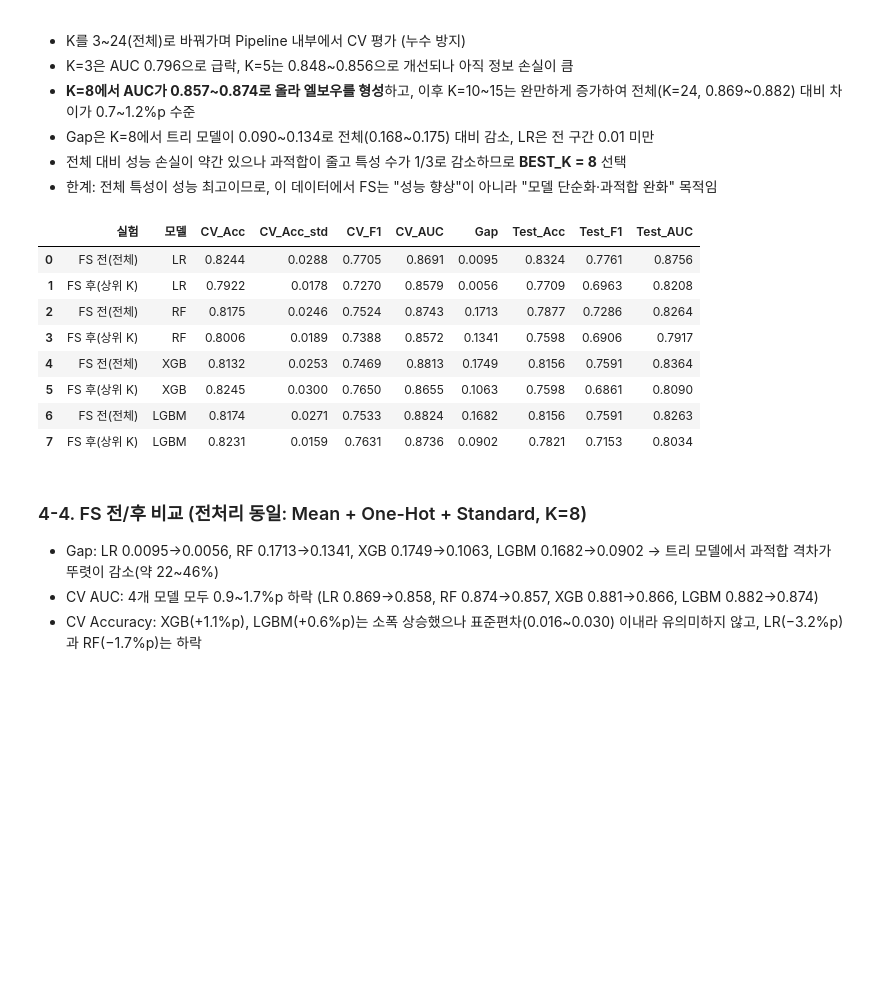
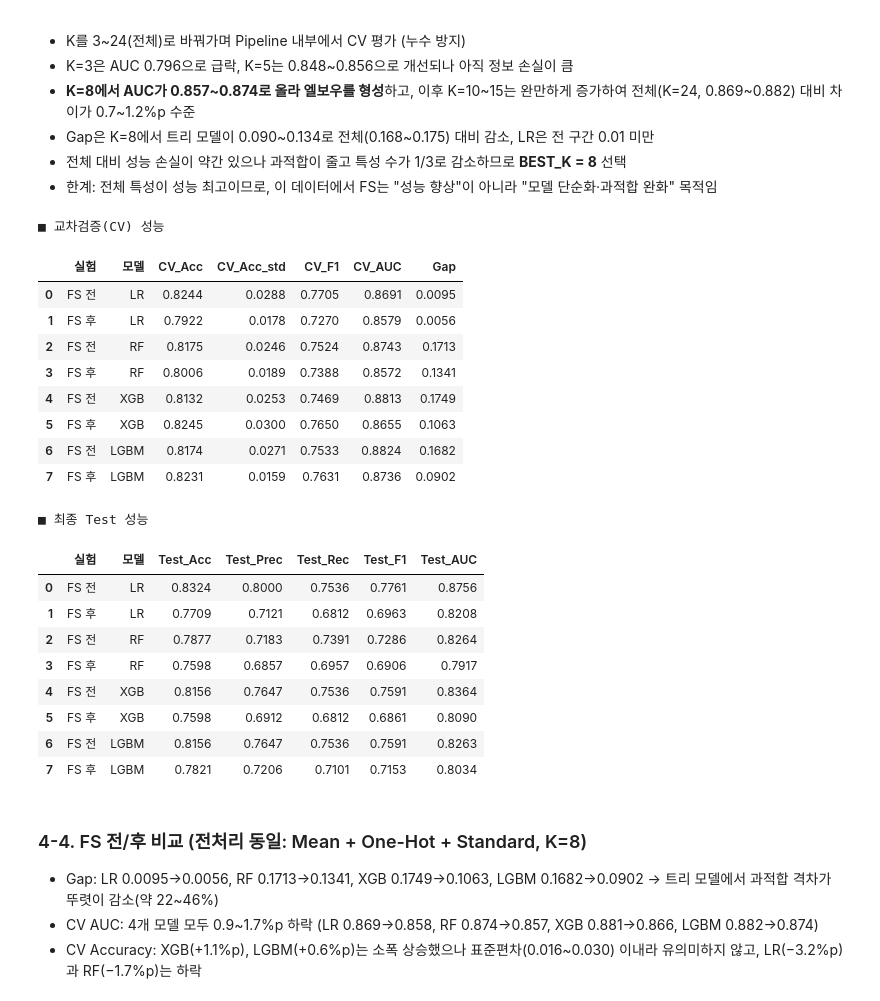
Before and after one commit to pckdou/Titanic, a Jupyter notebook: notebooks/titanic_fe.ipynb, the cells around one changed output. Saved outputs shown, nothing was run; the diff lists cells and outputs as text; code cells hidden in the pictures; blank space fills up the shorter version.

```diff
--- a/notebooks/titanic_fe.ipynb
+++ b/notebooks/titanic_fe.ipynb
@@ -761,32 +828,54 @@ K
 # %%
 BEST_K = 8
 
 rows = []
 for name in ["LR", "RF", "XGB", "LGBM"]:
     for label, use_fs in [("FS 전(전체)", False), ("FS 후(상위 K)", True)]:
         steps = [("prep", build_preprocessor(fe_num, fe_cat, "mean", "onehot", "standard"))]
         if use_fs:
             steps.append(("select", SelectKBest(f_classif, k=BEST_K)))
         steps.append(("model", clone(MODELS[name])))
         pipe = Pipeline(steps)
-        r = evaluate(pipe, X_fe, label, name)
-        rows.append(r)
+        rows.append(evaluate(pipe, X_fe, label, name))
 
 fs_df = pd.DataFrame(rows)
-fs_cols = ["실험", "모델", "CV_Acc", "CV_Acc_std", "CV_F1", "CV_AUC", "Gap",
-           "Test_Acc", "Test_F1", "Test_AUC"]
-fs_df[fs_cols].round(4).to_csv("../results/fs_before_after.csv", index=False, encoding="utf-8-sig")
-fs_df[fs_cols].round(4)
+
+fs_all_cols = ["실험", "모델", "CV_Acc", "CV_Acc_std", "CV_F1", "CV_AUC", "Gap",
+               "Test_Acc", "Test_Prec", "Test_Rec", "Test_F1", "Test_AUC"]
+fs_df[fs_all_cols].round(4).to_csv("../results/fs_before_after.csv",
+                                   index=False, encoding="utf-8-sig")
+
+show = fs_df.copy()
+show["실험"] = show["실험"].replace({"FS 전(전체)": "FS 전", "FS 후(상위 K)": "FS 후"})
+
+print("■ 교차검증(CV) 성능")
+display(show[["실험", "모델", "CV_Acc", "CV_Acc_std", "CV_F1", "CV_AUC", "Gap"]]
+        .round(4).reset_index(drop=True))
+
+print("■ 최종 Test 성능")
+display(show[["실험", "모델", "Test_Acc", "Test_Prec", "Test_Rec", "Test_F1", "Test_AUC"]]
+        .round(4).reset_index(drop=True))
 # %% [output]
+■ 교차검증(CV) 성능
-|  | 실험 | 모델 | CV_Acc | CV_Acc_std | CV_F1 | CV_AUC | Gap | Test_Acc | Test_F1 | Test_AUC |
-| 0 | FS 전(전체) | LR | 0.8244 | 0.0288 | 0.7705 | 0.8691 | 0.0095 | 0.8324 | 0.7761 | 0.8756 |
-| 1 | FS 후(상위 K) | LR | 0.7922 | 0.0178 | 0.7270 | 0.8579 | 0.0056 | 0.7709 | 0.6963 | 0.8208 |
-| 2 | FS 전(전체) | RF | 0.8175 | 0.0246 | 0.7524 | 0.8743 | 0.1713 | 0.7877 | 0.7286 | 0.8264 |
-| 3 | FS 후(상위 K) | RF | 0.8006 | 0.0189 | 0.7388 | 0.8572 | 0.1341 | 0.7598 | 0.6906 | 0.7917 |
-| 4 | FS 전(전체) | XGB | 0.8132 | 0.0253 | 0.7469 | 0.8813 | 0.1749 | 0.8156 | 0.7591 | 0.8364 |
-| 5 | FS 후(상위 K) | XGB | 0.8245 | 0.0300 | 0.7650 | 0.8655 | 0.1063 | 0.7598 | 0.6861 | 0.8090 |
-| 6 | FS 전(전체) | LGBM | 0.8174 | 0.0271 | 0.7533 | 0.8824 | 0.1682 | 0.8156 | 0.7591 | 0.8263 |
-| 7 | FS 후(상위 K) | LGBM | 0.8231 | 0.0159 | 0.7631 | 0.8736 | 0.0902 | 0.7821 | 0.7153 | 0.8034 |
+|  | 실험 | 모델 | CV_Acc | CV_Acc_std | CV_F1 | CV_AUC | Gap |
+| 0 | FS 전 | LR | 0.8244 | 0.0288 | 0.7705 | 0.8691 | 0.0095 |
+| 1 | FS 후 | LR | 0.7922 | 0.0178 | 0.7270 | 0.8579 | 0.0056 |
+| 2 | FS 전 | RF | 0.8175 | 0.0246 | 0.7524 | 0.8743 | 0.1713 |
+| 3 | FS 후 | RF | 0.8006 | 0.0189 | 0.7388 | 0.8572 | 0.1341 |
+| 4 | FS 전 | XGB | 0.8132 | 0.0253 | 0.7469 | 0.8813 | 0.1749 |
+| 5 | FS 후 | XGB | 0.8245 | 0.0300 | 0.7650 | 0.8655 | 0.1063 |
+| 6 | FS 전 | LGBM | 0.8174 | 0.0271 | 0.7533 | 0.8824 | 0.1682 |
+| 7 | FS 후 | LGBM | 0.8231 | 0.0159 | 0.7631 | 0.8736 | 0.0902 |
+■ 최종 Test 성능
+|  | 실험 | 모델 | Test_Acc | Test_Prec | Test_Rec | Test_F1 | Test_AUC |
+| 0 | FS 전 | LR | 0.8324 | 0.8000 | 0.7536 | 0.7761 | 0.8756 |
+| 1 | FS 후 | LR | 0.7709 | 0.7121 | 0.6812 | 0.6963 | 0.8208 |
+| 2 | FS 전 | RF | 0.7877 | 0.7183 | 0.7391 | 0.7286 | 0.8264 |
+| 3 | FS 후 | RF | 0.7598 | 0.6857 | 0.6957 | 0.6906 | 0.7917 |
+| 4 | FS 전 | XGB | 0.8156 | 0.7647 | 0.7536 | 0.7591 | 0.8364 |
+| 5 | FS 후 | XGB | 0.7598 | 0.6912 | 0.6812 | 0.6861 | 0.8090 |
+| 6 | FS 전 | LGBM | 0.8156 | 0.7647 | 0.7536 | 0.7591 | 0.8263 |
+| 7 | FS 후 | LGBM | 0.7821 | 0.7206 | 0.7101 | 0.7153 | 0.8034 |
 # %% [markdown]
 ### 4-4. FS 전/후 비교 (전처리 동일: Mean + One-Hot + Standard, K=8)
 - Gap: LR 0.0095→0.0056, RF 0.1713→0.1341, XGB 0.1749→0.1063, LGBM 0.1682→0.0902 → 트리 모델에서 과적합 격차가 뚜렷이 감소(약 22~46%)
```
Also changed, not shown: parts of 8 cells of this notebook, 6 other files.
